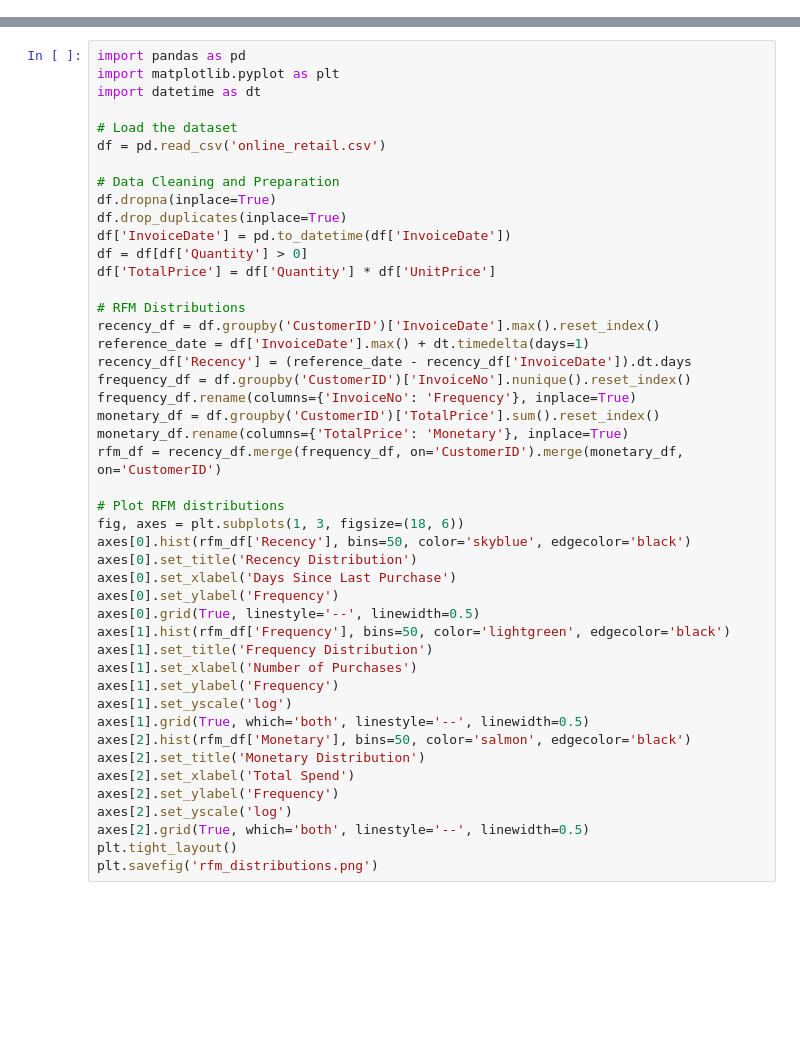
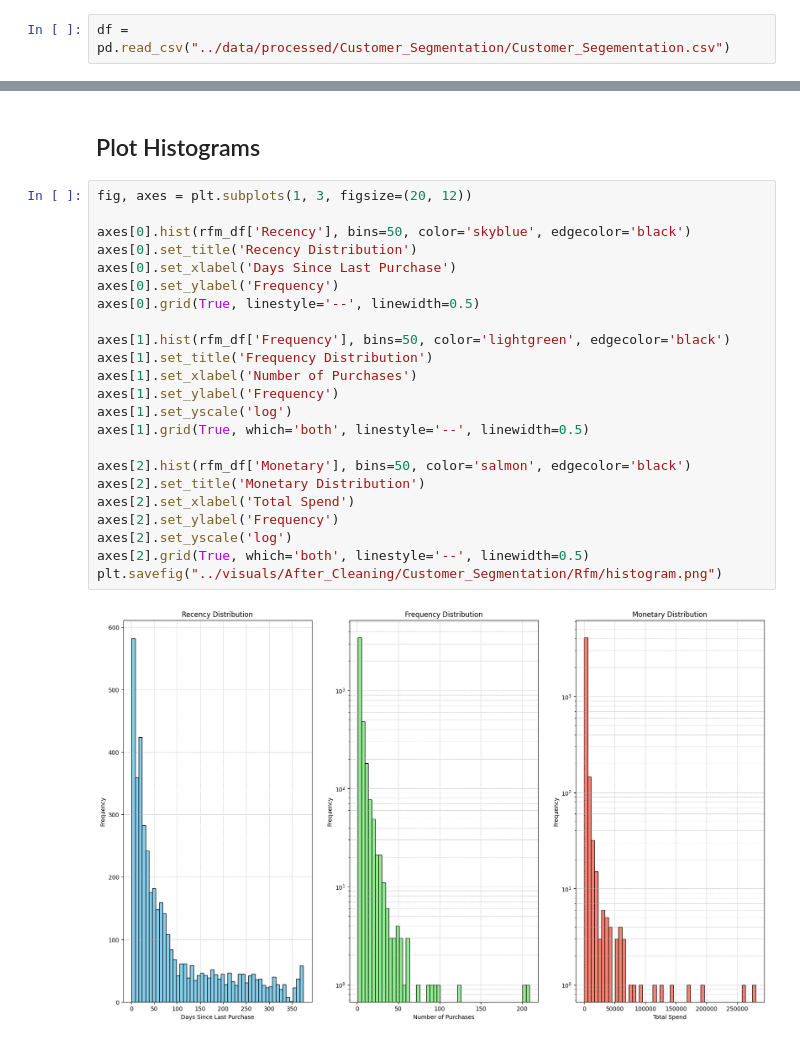
Before and after one commit to Sumit-Prasad01/Customer-Segmentation-and-Product-Recommendations, a Jupyter notebook: notebooks/03_rfm_analysis.ipynb, the cells around one changed output, grey strips where cells are left out. Drawn from its saved outputs; the diff is of its cells as text; blank space fills up the shorter version.

```diff
--- a/notebooks/03_rfm_analysis.ipynb
+++ b/notebooks/03_rfm_analysis.ipynb
@@ -0,0 +12,2 @@
+# %%
+df = pd.read_csv("../data/processed/Customer_Segmentation/Customer_Segementation.csv")
@@ -1,46 +53,27 @@
+# %% [markdown]
+## Plot Histograms
 # %%
-import pandas as pd
-import matplotlib.pyplot as plt
-import datetime as dt
+fig, axes = plt.subplots(1, 3, figsize=(20, 12))
 
-# Load the dataset
-df = pd.read_csv('online_retail.csv')
-
-# Data Cleaning and Preparation
-df.dropna(inplace=True)
-df.drop_duplicates(inplace=True)
-df['InvoiceDate'] = pd.to_datetime(df['InvoiceDate'])
-df = df[df['Quantity'] > 0]
-df['TotalPrice'] = df['Quantity'] * df['UnitPrice']
-
-# RFM Distributions
-recency_df = df.groupby('CustomerID')['InvoiceDate'].max().reset_index()
-reference_date = df['InvoiceDate'].max() + dt.timedelta(days=1)
-recency_df['Recency'] = (reference_date - recency_df['InvoiceDate']).dt.days
-frequency_df = df.groupby('CustomerID')['InvoiceNo'].nunique().reset_index()
-frequency_df.rename(columns={'InvoiceNo': 'Frequency'}, inplace=True)
-monetary_df = df.groupby('CustomerID')['TotalPrice'].sum().reset_index()
-monetary_df.rename(columns={'TotalPrice': 'Monetary'}, inplace=True)
-rfm_df = recency_df.merge(frequency_df, on='CustomerID').merge(monetary_df, on='CustomerID')
-
-# Plot RFM distributions
-fig, axes = plt.subplots(1, 3, figsize=(18, 6))
 axes[0].hist(rfm_df['Recency'], bins=50, color='skyblue', edgecolor='black')
 axes[0].set_title('Recency Distribution')
 axes[0].set_xlabel('Days Since Last Purchase')
 axes[0].set_ylabel('Frequency')
 axes[0].grid(True, linestyle='--', linewidth=0.5)
+
 axes[1].hist(rfm_df['Frequency'], bins=50, color='lightgreen', edgecolor='black')
 axes[1].set_title('Frequency Distribution')
 axes[1].set_xlabel('Number of Purchases')
 axes[1].set_ylabel('Frequency')
 axes[1].set_yscale('log')
 axes[1].grid(True, which='both', linestyle='--', linewidth=0.5)
+
 axes[2].hist(rfm_df['Monetary'], bins=50, color='salmon', edgecolor='black')
 axes[2].set_title('Monetary Distribution')
 axes[2].set_xlabel('Total Spend')
 axes[2].set_ylabel('Frequency')
 axes[2].set_yscale('log')
 axes[2].grid(True, which='both', linestyle='--', linewidth=0.5)
-plt.tight_layout()
-plt.savefig('rfm_distributions.png')
+plt.savefig("../visuals/After_Cleaning/Customer_Segmentation/Rfm/histogram.png")
+# %% [output]
+[figure, added]
```
Also changed, not shown: parts of 19 cells of this notebook, 13 other files.
